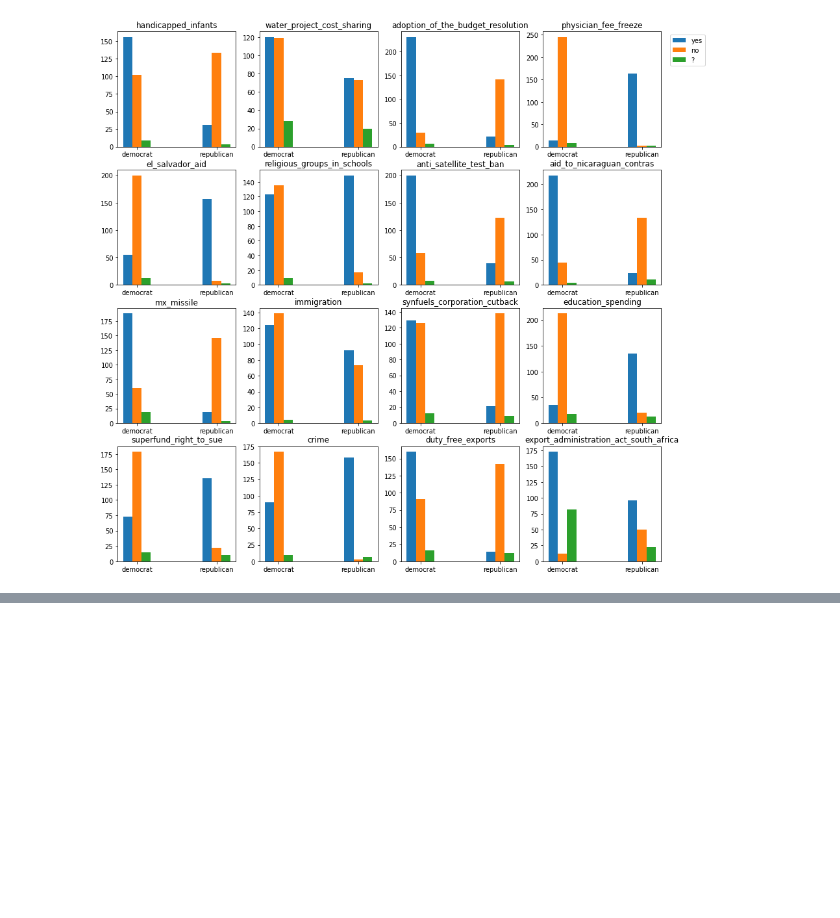
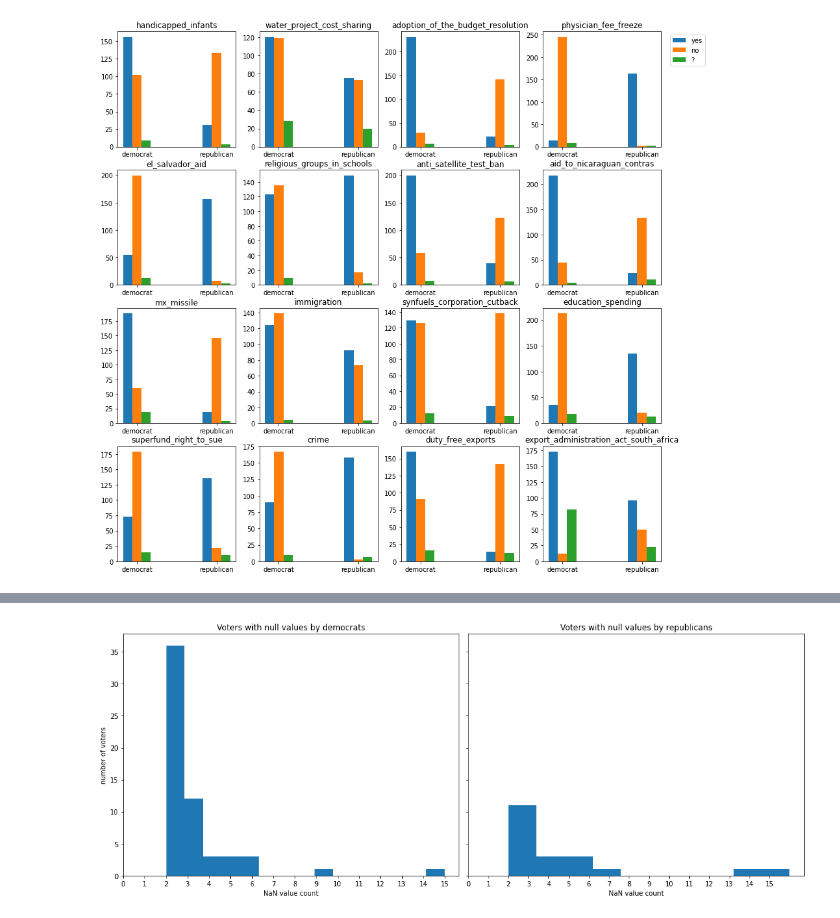
Before and after one commit to gekas145/WUM-2021-Projekty, a Jupyter notebook: eksploracja.ipynb, the cells around one changed output, grey strips where cells are left out. Cells and saved outputs as stored; diff of their text form; code cells hidden in the pictures; blank space fills up the shorter version.

```diff
--- a/eksploracja.ipynb
+++ b/eksploracja.ipynb
@@ -173,0 +198,23 @@ plt.show()
+# %%
+# Przyjrzyjmy się reszcie bliżej
+df1 = df1[df1["nan_count"] > 1]
+
+fig, axs = plt.subplots(1, 2, sharey=True, tight_layout=True, figsize=(15,6))
+
+
+axs[0].hist(df1[df1["political_party"] == "democrat"].nan_count, bins=15)
+axs[0].set_title("Voters with null values by democrats")
+axs[0].set_xticks(ticks)
+axs[0].set_xlabel("NaN value count")
+axs[0].set_ylabel("number of voters")
+
+axs[1].hist(df1[df1["political_party"] == "republican"].nan_count)
+axs[1].set_title("Voters with null values by republicans")
+axs[1].set_xticks(ticks)
+axs[1].set_xlabel("NaN value count")
+
+plt.show()
+# Niewiele to dało, ale teraz wiemy, że w większości przypadków brakuje najwyżej 2 zmiennych,
+# więc można próbować zastosować KNN(k nearest neighbours) przy uzupełnianiu braków
+# %% [output]
+[figure, added]
```
Also changed, not shown: parts of 6 cells of this notebook.
